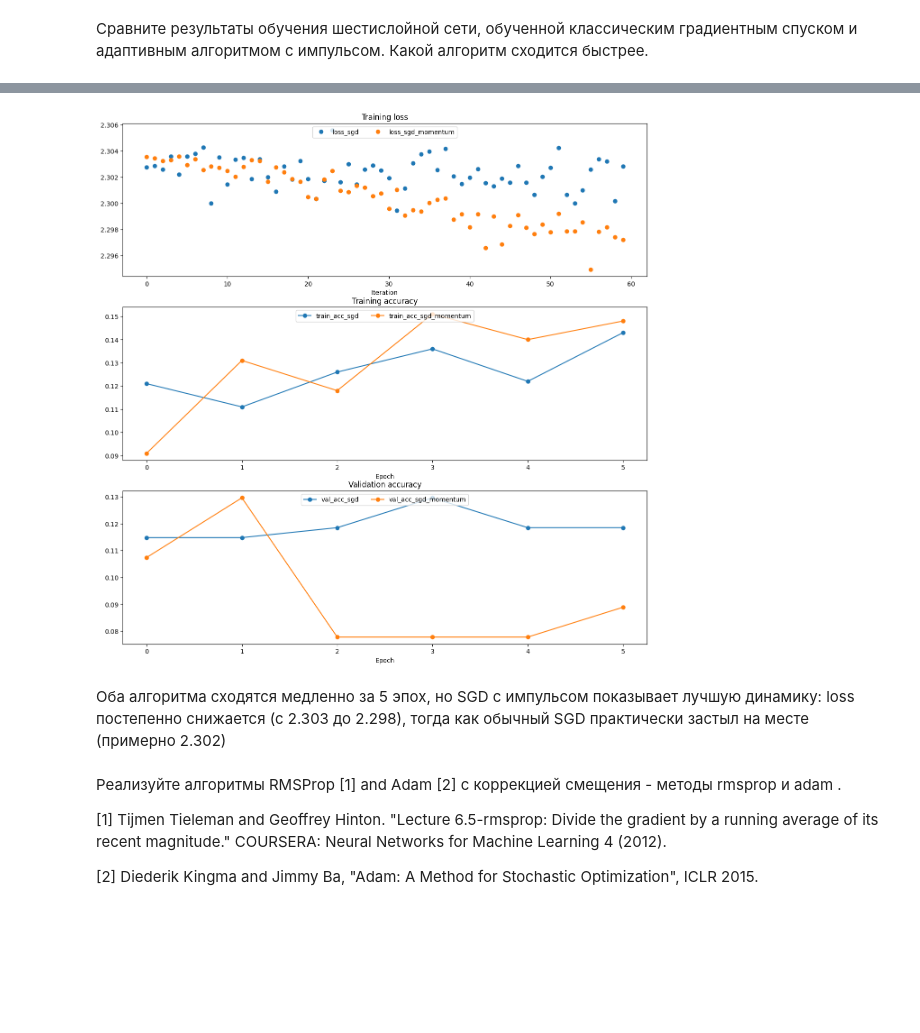
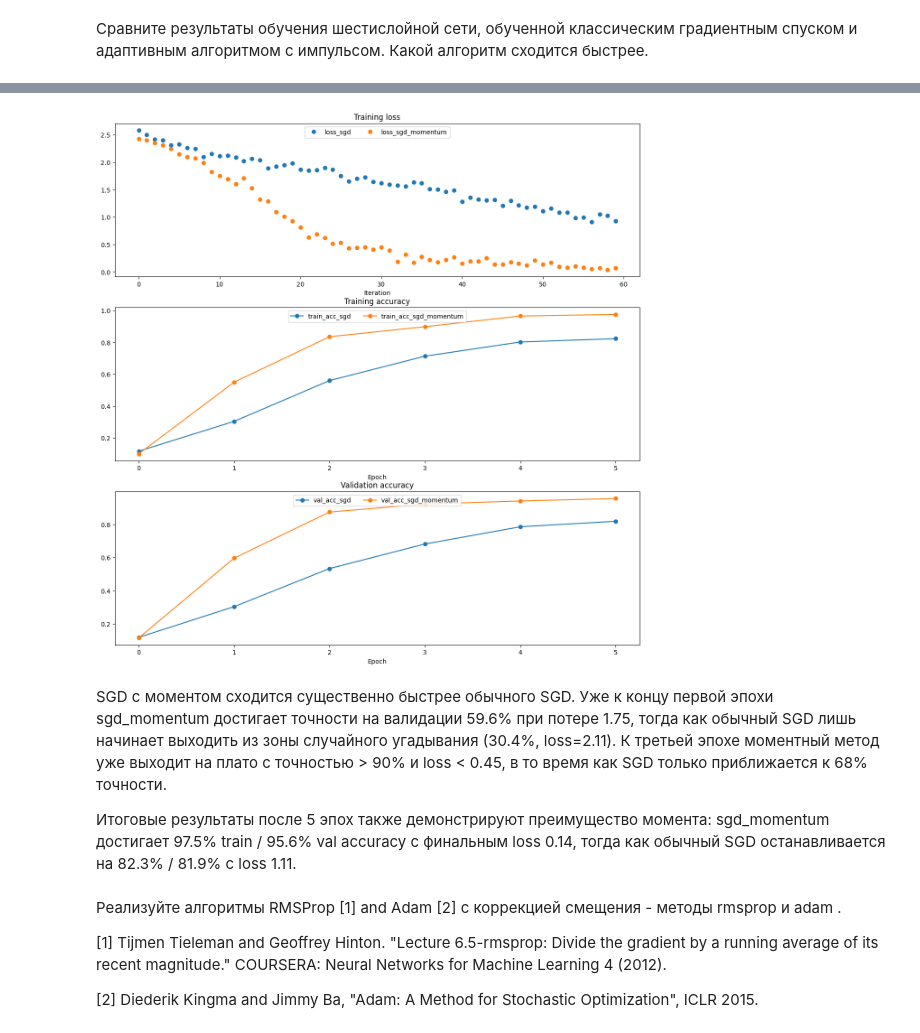
Before and after one commit to NikitaQ228/Artificial-Intelligence-technologies, a Jupyter notebook: dl/lab_3/assignment3.ipynb, the cells around one changed output, grey strips where cells are left out. Drawn from its saved outputs; the diff is of its cells as text; code cells hidden in the pictures; blank space fills up the shorter version.

```diff
--- a/dl/lab_3/assignment3.ipynb
+++ b/dl/lab_3/assignment3.ipynb
@@ -561,13 +561,13 @@ solvers = {}
 
 for update_rule in ['sgd', 'sgd_momentum']:
   print('running with ', update_rule)
-  model = FullyConnectedNet([100, 100, 100, 100, 100], weight_scale=5e-2)
+  model = FullyConnectedNet([100, 100, 100, 100, 100], weight_scale=1e-1)
 
   solver = Solver(model, data,
                   num_epochs=5, batch_size=100,
                   update_rule=update_rule,
                   optim_config={
-                    'learning_rate': 5e-3,
+                    'learning_rate': 1e-2,
                   },
                   verbose=True)
   solvers[update_rule] = solver
@@ -622,6 +622,8 @@ running with  sgd
-[figure, old version]
+[figure, new version]
-# %% [markdown]
-Оба алгоритма сходятся медленно за 5 эпох, но SGD с импульсом показывает лучшую динамику: loss постепенно снижается (с 2.303 до 2.298), тогда как обычный SGD практически застыл на месте (примерно 2.302)
+# %% [markdown]
+SGD с моментом сходится существенно быстрее обычного SGD. Уже к концу первой эпохи sgd_momentum достигает точности на валидации 59.6% при потере 1.75, тогда как обычный SGD лишь начинает выходить из зоны случайного угадывания (30.4%, loss=2.11). К третьей эпохе моментный метод уже выходит на плато с точностью > 90% и loss < 0.45, в то время как SGD только приближается к 68% точности.
+
+Итоговые результаты после 5 эпох также демонстрируют преимущество момента: sgd_momentum достигает 97.5% train / 95.6% val accuracy с финальным loss 0.14, тогда как обычный SGD останавливается на 82.3% / 81.9% с loss 1.11.
 # %% [markdown]
 Реализуйте алгоритмы RMSProp [1] and Adam [2] с коррекцией смещения  - методы rmsprop и adam .
 
```
Also changed, not shown: parts of 3 cells of this notebook.
